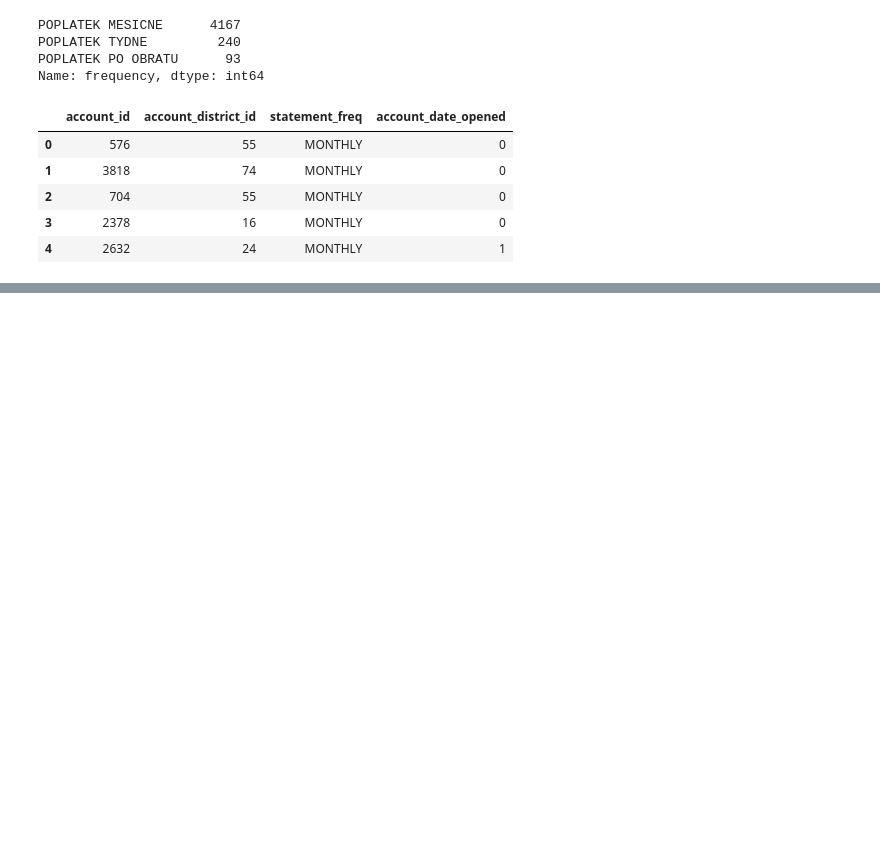
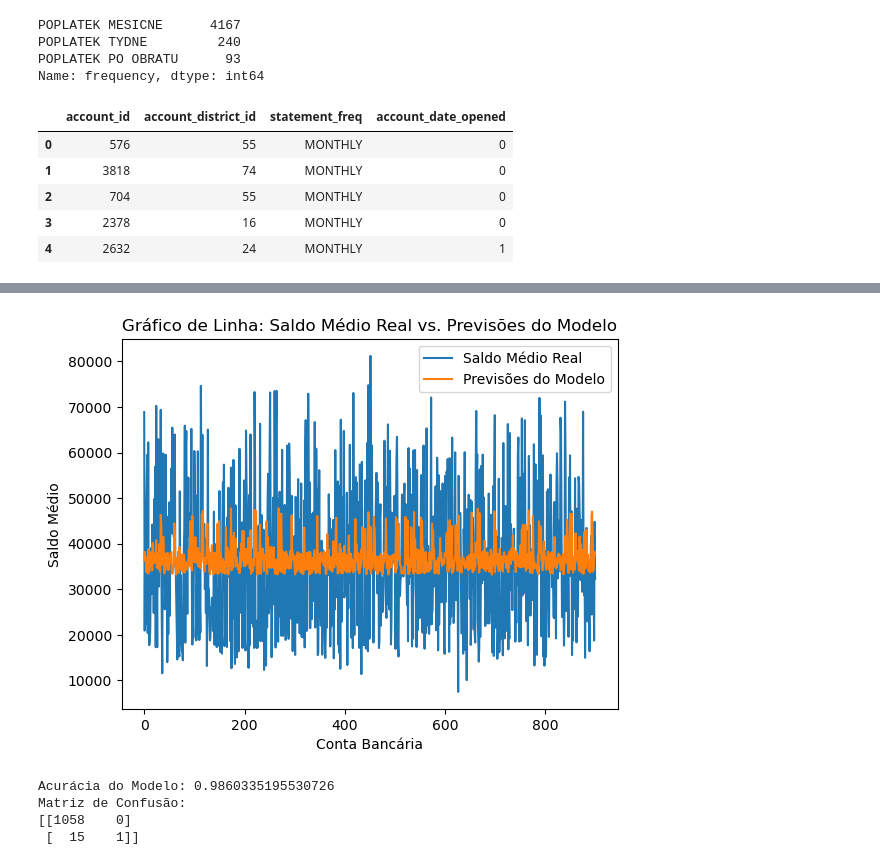
Before and after one commit to Jerry-523/PKDD-99-Discovery-Challenge, a Jupyter notebook: Challenge_2.ipynb, the cells around one changed output, grey strips where cells are left out. Cells and saved outputs as stored; diff of their text form; code cells hidden in the pictures; blank space fills up the shorter version.

```diff
--- a/Challenge_2.ipynb
+++ b/Challenge_2.ipynb
@@ -302,0 +262,53 @@ weighted avg       0.71      0.78      0.74       137
+# %%
+#Grafico de Linha
+
+plt.plot(y_test.values, label='Saldo Médio Real')
+plt.plot(predictions, label='Previsões do Modelo')
+plt.xlabel('Conta Bancária')
+plt.ylabel('Saldo Médio')
+plt.title('Gráfico de Linha: Saldo Médio Real vs. Previsões do Modelo')
+plt.legend()
+plt.show()
+# %% [output]
+[figure, added]
+# %%
+import pandas as pd
+from sklearn.model_selection import train_test_split
+from sklearn.linear_model import LogisticRegression
+from sklearn.metrics import accuracy_score, confusion_matrix
+from sklearn.preprocessing import StandardScaler
+
+# Supondo que 'client' seja o DataFrame com seus dados
+# Certifique-se de que 'client' já passou pelo processo de tratamento de dados adequado
+
+# Defina as variáveis independentes (X) e a variável dependente (y)
+X = client[['client_district_id', 'client_age']]
+y = (client['client_age'] < 18).astype(int)  # Converte True/False para 1/0 (menor de idade ou não)
+
+# Divida os dados em conjuntos de treino e teste
+X_train, X_test, y_train, y_test = train_test_split(X, y, test_size=0.2, random_state=42)
+
+# Padronize as variáveis independentes
+scaler = StandardScaler()
+X_train_scaled = scaler.fit_transform(X_train)
+X_test_scaled = scaler.transform(X_test)
+
+# Crie e treine o modelo de Regressão Logística
+model = LogisticRegression()
+model.fit(X_train_scaled, y_train)
+
+# Faça previsões no conjunto de teste
+predictions = model.predict(X_test_scaled)
+
+# Avalie o desempenho do modelo
+accuracy = accuracy_score(y_test, predictions)
+conf_matrix = confusion_matrix(y_test, predictions)
+
+print(f'Acurácia do Modelo: {accuracy}')
+print('Matriz de Confusão:')
+print(conf_matrix)
+# %% [output]
+Acurácia do Modelo: 0.9860335195530726
+Matriz de Confusão:
+[[1058    0]
+ [  15    1]]
```
Also changed, not shown: parts of 20 cells of this notebook.
